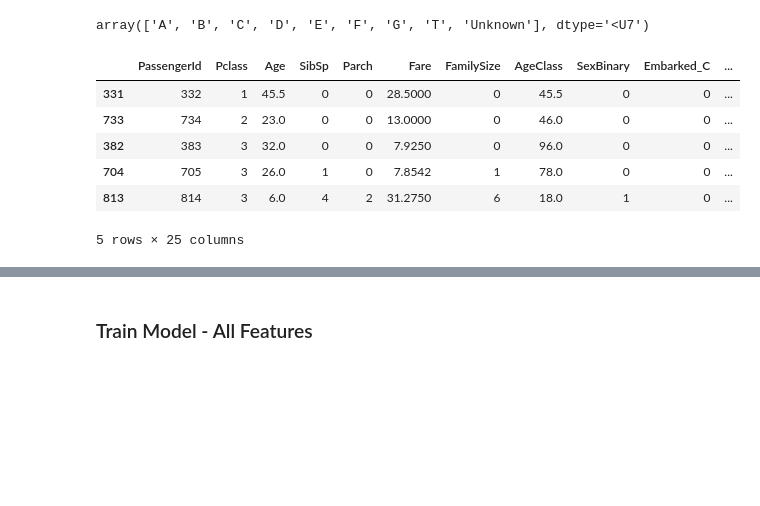
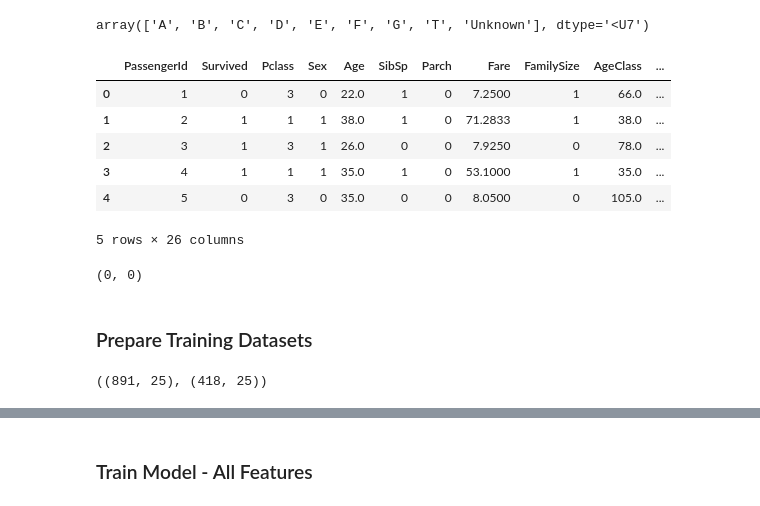
Before and after one commit to amypeniston/data-science-toolbox, a Jupyter notebook: kaggle_competitions/titanic/4_RF_Dev.ipynb, the cells around one changed output, grey strips where cells are left out. Saved outputs shown, nothing was run; the diff lists cells and outputs as text; code cells hidden in the pictures; blank space fills up the shorter version.

```diff
--- a/kaggle_competitions/titanic/4_RF_Dev.ipynb
+++ b/kaggle_competitions/titanic/4_RF_Dev.ipynb
@@ -159,0 +64,3 @@ X_train_num.isnull().sum().sum(), X_test_num.isnull().sum().sum() # confirm no m
+# %%
+for df in [train, test]:
+    df["Age"].fillna(df["Age"].mean(), inplace=True)
@@ -159,0 +95,3 @@ X_train_num.isnull().sum().sum(), X_test_num.isnull().sum().sum() # confirm no m
+# %%
+for df in [train, test]:
+    df["Embarked"].fillna(df["Embarked"].mode()[0], inplace=True)
@@ -159,0 +102,3 @@ X_train_num.isnull().sum().sum(), X_test_num.isnull().sum().sum() # confirm no m
+# %%
+for df in [train, test]:
+    df["Fare"].fillna(df["Fare"].mean(), inplace=True)
@@ -159,0 +132,23 @@ X_train_num.isnull().sum().sum(), X_test_num.isnull().sum().sum() # confirm no m
+# %%
+def engineer_numerical_features(df):
+    temp = df.copy()
+
+    genders = {"male": 0, "female": 1}
+    temp["Sex"] = temp["Sex"].map(genders)
+
+    temp["Age"].fillna(temp["Age"].mean(), inplace=True)
+
+    temp["Fare"].fillna(temp["Fare"].mean(), inplace=True)
+
+    family_size = temp["SibSp"] + temp["Parch"]
+    temp["FamilySize"] = family_size
+
+    age_class = temp["Age"] * temp["Pclass"]
+    temp["AgeClass"] = age_class
+
+    return temp
+
+
+train = engineer_numerical_features(train)
+test = engineer_numerical_features(test)
+train.head()
@@ -311,41 +326,41 @@ array(['A', 'B', 'C', 'D', 'E', 'F', 'G', 'T', 'Unknown'], dtype='<U7')
 # %%
 def engineer_categorical_features(df):
     temp = df.copy()
 
     temp["Embarked"].fillna(temp["Embarked"].mode()[0], inplace=True)
 
     titles = df["Name"].str.split(', ', expand=True)[1].str.split(". ", expand=True)[0]
     temp["Title"] = titles
 
     deck = df["Cabin"].map(lambda x: substrings_in_string(x, cabin_list))
     temp["Deck"] = deck
-
-    temp["SexBinary"] = 0
-    temp.loc[temp["Sex"] == "female", "SexBinary"] = 1
 
     temp["Title"] = temp.apply(replace_rare_titles, axis=1)
 
     one_hot_cols = ["Embarked", "Title", "Deck"]
 
     for o in one_hot_cols:
         dummies = pd.get_dummies(temp[o], prefix=o)
         temp = pd.concat([temp, dummies], axis=1)
 
     temp.drop(columns=list(cat_features) + ["Title", "Deck"], inplace=True)
 
     return temp
 
-X_train_all = engineer_numerical_features(X_train)
-X_test_all = engineer_numerical_features(X_test)
-
-X_train_all = engineer_categorical_features(X_train_all)
-X_test_all = engineer_categorical_features(X_test_all)
-X_train_all.head()
+train = engineer_categorical_features(train)
+test = engineer_categorical_features(test)
+train.head()
 # %% [output]
-|  | PassengerId | Pclass | Age | SibSp | Parch | Fare | FamilySize | AgeClass | SexBinary | Embarked_C | ... |
-| 331 | 332 | 1 | 45.5 | 0 | 0 | 28.5000 | 0 | 45.5 | 0 | 0 | ... |
-| 733 | 734 | 2 | 23.0 | 0 | 0 | 13.0000 | 0 | 46.0 | 0 | 0 | ... |
-| 382 | 383 | 3 | 32.0 | 0 | 0 | 7.9250 | 0 | 96.0 | 0 | 0 | ... |
-| 704 | 705 | 3 | 26.0 | 1 | 0 | 7.8542 | 1 | 78.0 | 0 | 0 | ... |
-| 813 | 814 | 3 | 6.0 | 4 | 2 | 31.2750 | 6 | 18.0 | 1 | 0 | ... |
+|  | PassengerId | Survived | Pclass | Sex | Age | SibSp | Parch | Fare | FamilySize | AgeClass | ... |
+| 0 | 1 | 0 | 3 | 0 | 22.0 | 1 | 0 | 7.2500 | 1 | 66.0 | ... |
+| 1 | 2 | 1 | 1 | 1 | 38.0 | 1 | 0 | 71.2833 | 1 | 38.0 | ... |
+| 2 | 3 | 1 | 3 | 1 | 26.0 | 0 | 0 | 7.9250 | 0 | 78.0 | ... |
+| 3 | 4 | 1 | 1 | 1 | 35.0 | 1 | 0 | 53.1000 | 1 | 35.0 | ... |
+| 4 | 5 | 0 | 3 | 0 | 35.0 | 0 | 0 | 8.0500 | 0 | 105.0 | ... |
-5 rows × 25 columns
+5 rows × 26 columns
+# %%
+train.isnull().sum().sum(), test.isnull().sum().sum() # confirm no missing values
+# %% [output]
+(0, 0)
+# %% [markdown]
+### Prepare Training Datasets
@@ -351,0 +370,4 @@ X_train_all.head()
+# %%
+X.shape, test.shape
+# %% [output]
+((891, 25), (418, 25))
```
Also changed, not shown: parts of 64 cells of this notebook, 1 other file.
